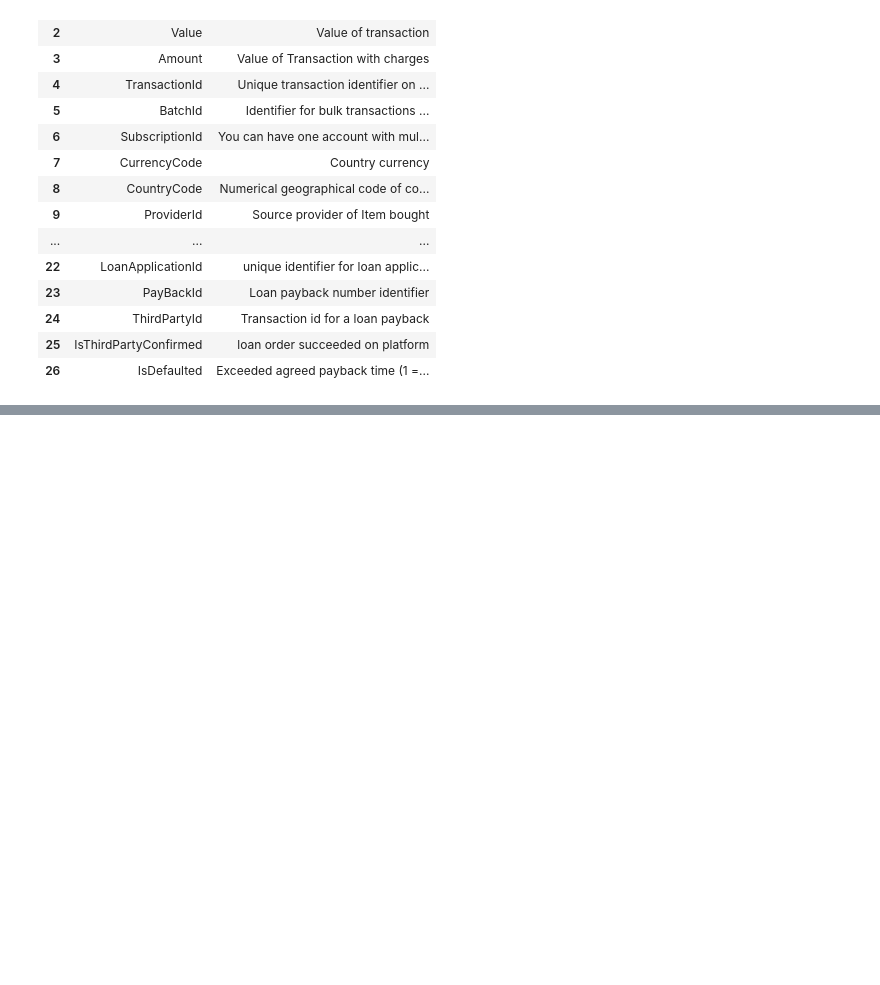
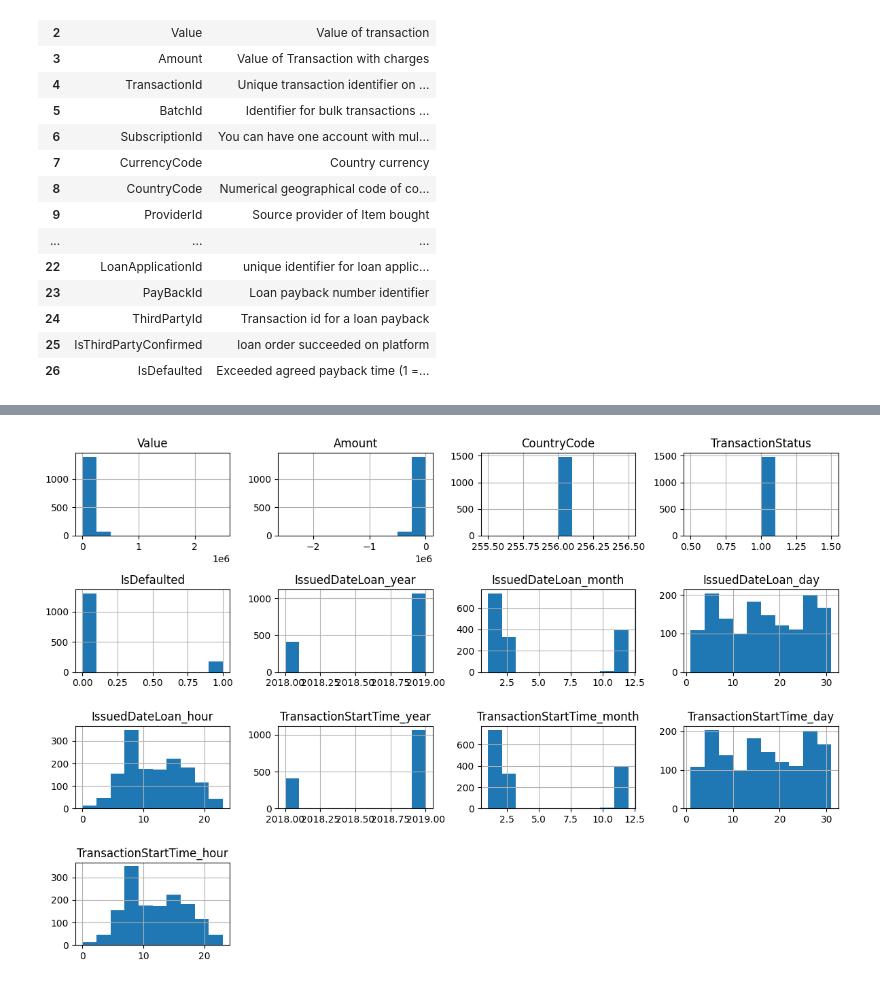
Before and after one commit to maneliaugust/Xente-Credit-Scoring, a Jupyter notebook: Xente_Credit_Scoring_Challenge.ipynb, the cells around one changed output, grey strips where cells are left out. Drawn from its saved outputs; the diff is of its cells as text; code cells hidden in the pictures; blank space fills up the shorter version.

```diff
--- a/Xente_Credit_Scoring_Challenge.ipynb
+++ b/Xente_Credit_Scoring_Challenge.ipynb
@@ -38,0 +149,4 @@ train
+# %%
+#REMOVING DUPLICATES
+train_new = train_drop.drop_duplicates()
+train_new
@@ -38,0 +184,6 @@ train
+# %%
+#DROPPING FEATURES SO THE DATASETS ARE EQUAL
+
+x = train_new.drop(["AmountLoan","Currency","PaidOnDate","IsFinalPayBack",
+                        "DueDate","PayBackId","IsThirdPartyConfirmed"], axis =1 )
+x
@@ -203,3 +238,0 @@ dtype: int64
-# %%
-x = fillna_train.drop(["IsDefaulted","TransactionStartTime_x","TransactionStartTime_y","CustomerId","PaidOnDate","DueDate","TransactionId_x","TransactionId_y","ProductId_x","ProductId_y","LoanId","SubscriptionId","ProviderId_x","ProviderId_y","InvestorId","IssuedDateLoan"],axis = 1)
-x
@@ -277,0 +260,20 @@ dtype: object
+# %%
+#fixing inconsistent formats
+
+x['IssuedDateLoan'] = pd.to_datetime(x['IssuedDateLoan'],errors='coerce')
+x['IssuedDateLoan_year'] = x['IssuedDateLoan'].dt.year
+x['IssuedDateLoan_month'] = x['IssuedDateLoan'].dt.month
+x['IssuedDateLoan_day'] = x['IssuedDateLoan'].dt.day
+x['IssuedDateLoan_time'] = x['IssuedDateLoan'].dt.time
+x['IssuedDateLoan_hour'] = x['IssuedDateLoan'].dt.hour
+
+
+x['TransactionStartTime'] = pd.to_datetime(x['TransactionStartTime'],errors='coerce')
+x['TransactionStartTime_year'] = x['TransactionStartTime'].dt.year
+x['TransactionStartTime_month'] = x['TransactionStartTime'].dt.month
+x['TransactionStartTime_day'] = x['TransactionStartTime'].dt.day
+x['TransactionStartTime_time'] = x['TransactionStartTime'].dt.time
+x['TransactionStartTime_hour'] = x['TransactionStartTime'].dt.hour
+
+x.drop(['IssuedDateLoan','TransactionStartTime'], axis=1, inplace=True)
+x
@@ -277,0 +336,9 @@ dtype: object
+# %%
+#feature distributions
+import matplotlib.pyplot as plt
+
+x.hist(figsize=(12, 8))          # sets figure size
+plt.tight_layout()                # avoids overlapping labels
+plt.show()
+# %% [output]
+[figure, added]
```
Also changed, not shown: parts of 59 cells of this notebook.
